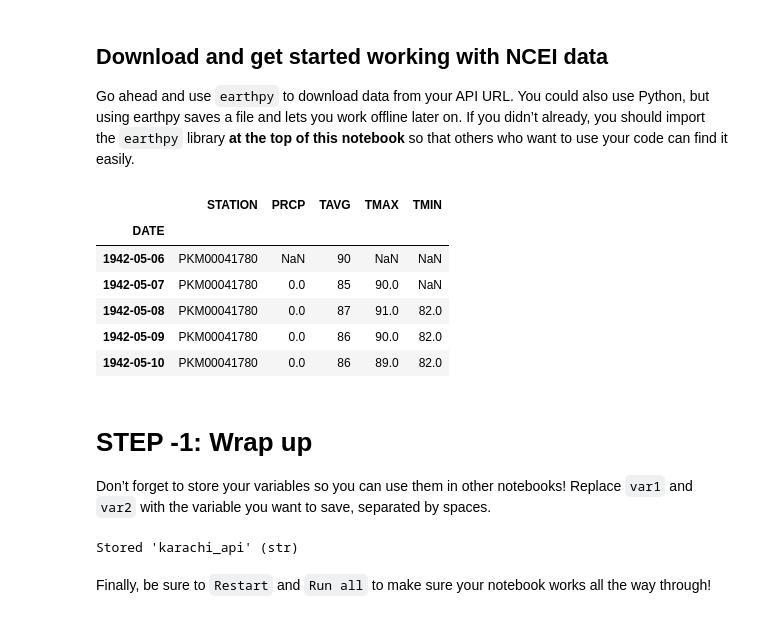
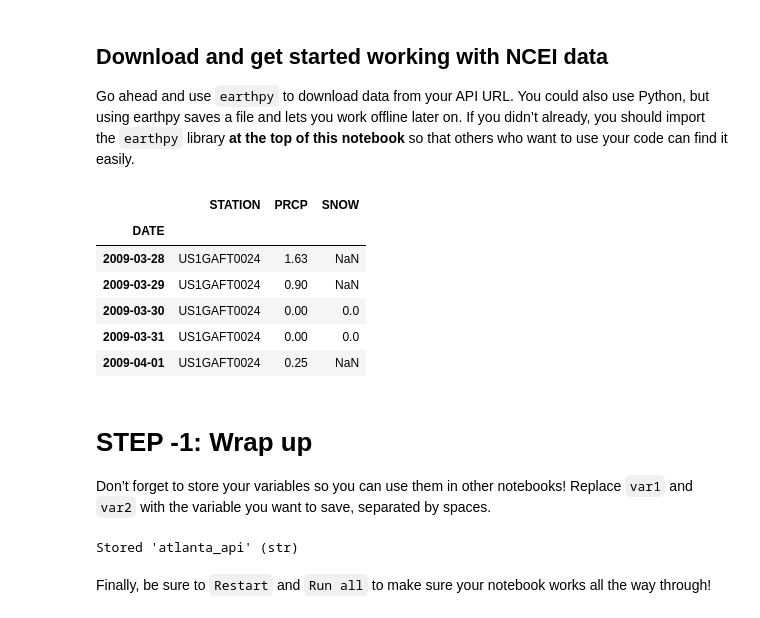
Before and after one commit to cu-esiil-edu/01-climate-tjboyer13, a Jupyter notebook: notebooks/climate-98-download.ipynb, the cells around one changed output. Drawn from its saved outputs; the diff is of its cells as text; code cells hidden in the pictures.

Commit message:
atlanta climate

```diff
--- a/notebooks/climate-98-download.ipynb
+++ b/notebooks/climate-98-download.ipynb
@@ -91,12 +91,12 @@ each cell – don’t let your code go past the second line.</li>
 ‘YYYY-MM-DD’, with the values for the data you want to download.</li>
 </ol></div></div>
 # %%
-karachi_api = ('https://www.ncei.noaa.gov/access/services/data/v1?'
+atlanta_api = ('https://www.ncei.noaa.gov/access/services/data/v1?'
 'dataset=daily-summaries&'
-'dataTypes=TAVG,TMIN,TMAX,PRCP&'
-'stations=PKM00041780&'
-'startDate=1942-05-06&'
-'endDate=2025-07-18&'
+'dataTypes=SNOW,PRCP&'
+'stations=US1GAFT0024&'
+'startDate=2009-03-28&'
+'endDate=2025-07-20&'
 'units=standard')
-karachi_api
+atlanta_api
 # %% [output]
@@ -117,22 +117,22 @@ your code can find it easily.
 # %%
 # Download the climate data
 climate_df = pd.read_csv(
-    karachi_api,
+    atlanta_api,
     index_col='DATE',
     parse_dates=True,
     na_values=['NaN']
 )
 
 # Check that the download worked
 climate_df.head()
 # %% [output]
-|  | STATION | PRCP | TAVG | TMAX | TMIN |
-| DATE |  |  |  |  |  |
-| 1942-05-06 | PKM00041780 | NaN | 90 | NaN | NaN |
-| 1942-05-07 | PKM00041780 | 0.0 | 85 | 90.0 | NaN |
-| 1942-05-08 | PKM00041780 | 0.0 | 87 | 91.0 | 82.0 |
-| 1942-05-09 | PKM00041780 | 0.0 | 86 | 90.0 | 82.0 |
-| 1942-05-10 | PKM00041780 | 0.0 | 86 | 89.0 | 82.0 |
+|  | STATION | PRCP | SNOW |
+| DATE |  |  |  |
+| 2009-03-28 | US1GAFT0024 | 1.63 | NaN |
+| 2009-03-29 | US1GAFT0024 | 0.90 | NaN |
+| 2009-03-30 | US1GAFT0024 | 0.00 | 0.0 |
+| 2009-03-31 | US1GAFT0024 | 0.00 | 0.0 |
+| 2009-04-01 | US1GAFT0024 | 0.25 | NaN |
 # %% [markdown]
 # STEP -1: Wrap up
 
@@ -140,9 +140,9 @@ Don’t forget to store your variables so you can use them in other
 notebooks! Replace `var1` and `var2` with the variable you want to save,
 separated by spaces.
 # %%
-%store karachi_api
+%store atlanta_api
 # %% [output]
-Stored 'karachi_api' (str)
+Stored 'atlanta_api' (str)
 # %% [markdown]
 Finally, be sure to `Restart` and `Run all` to make sure your notebook
 works all the way through!
```
Also changed, not shown: parts of 1 cell of this notebook, 1 other file.
